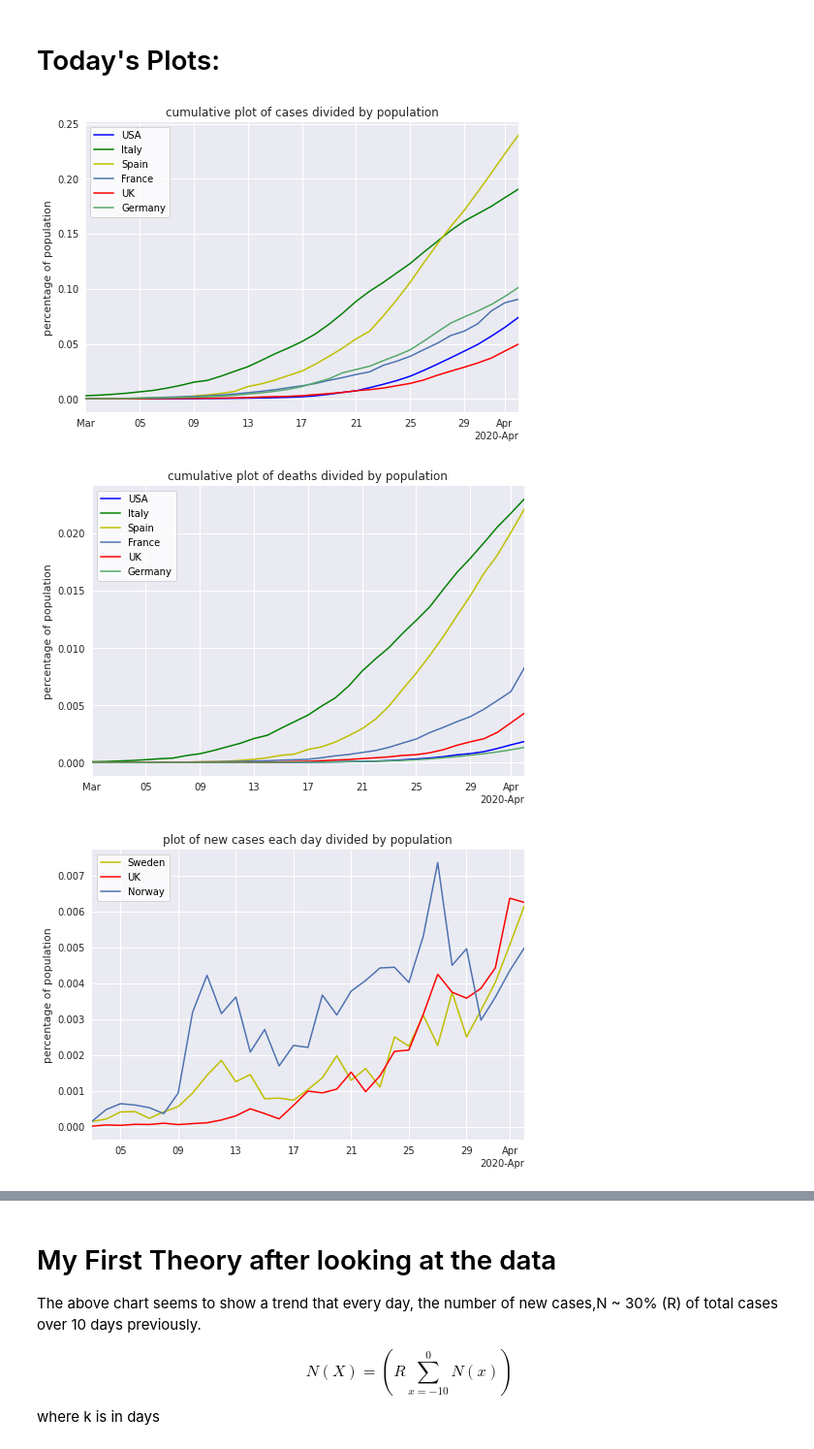
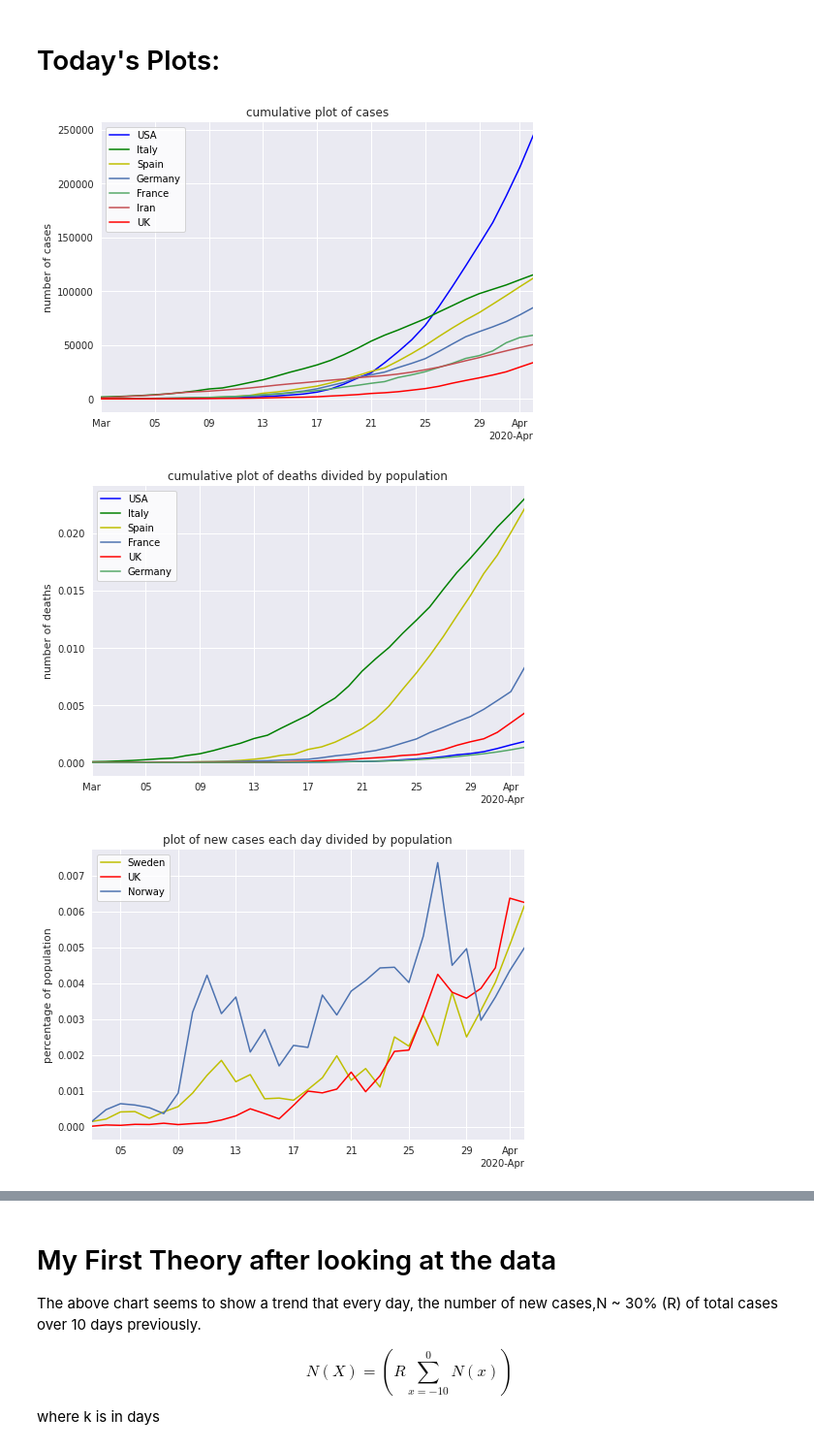
Before and after one commit to jordanesmith/coronavirus_analysis, a Jupyter notebook: data_analyser.ipynb, the cells around one changed output, grey strips where cells are left out. Shown at 97% size. Cells and saved outputs as stored; diff of their text form; code cells hidden in the pictures.

Commit message:
need to check y_labels

```diff
--- a/data_analyser.ipynb
+++ b/data_analyser.ipynb
@@ -307,8 +307,8 @@ def plot(type_of_plot,countries_list,cases_or_deaths,date_min_index=0,date_max_i
     if type_of_plot == 'fatality rate': assert(cases_or_deaths == None), 'Fatality rate requires argument "cases_or_deaths_" = None, but currently inputed as: ' + str(cases_or_deaths)
 
     #  setup stuff
-    with plt.style.context(style_label):
-        fig, ax = plt.subplots(num=style_label)
+    with plt.style.context(style):
+        fig, ax = plt.subplots(num=style)
     locator = mdates.AutoDateLocator()
     formatter = mdates.ConciseDateFormatter(locator)
     ax.xaxis.set_major_locator(locator)
@@ -325,9 +325,11 @@ def plot(type_of_plot,countries_list,cases_or_deaths,date_min_index=0,date_max_i
 
     if type_of_plot  == 'fatality rate':
         ax.title.set_text(str(type_of_plot))
-        ax.set_ylabel('percentage')
+        ax.set_ylabel('percentage deaths/cases')
     elif type_of_plot == 'new':
         ax.title.set_text('plot of new ' + str(cases_or_deaths) + ' each day' + end_title)
+        if divide_by_population == True:
+            ax.set_ylabel('percentage cases/population')
     elif timeshift is not None:
         ax.title.set_text(str(type_of_plot) + ' plot of ' + str(cases_or_deaths) + end_title)
     elif type_of_plot == 'exponential':
@@ -335,6 +337,8 @@ def plot(type_of_plot,countries_list,cases_or_deaths,date_min_index=0,date_max_i
         ax.title.set_text(str(type_of_plot) + ' plot of ' + str(cases_or_deaths))
     else:
         ax.title.set_text(str(type_of_plot) + ' plot of ' + str(cases_or_deaths) + end_title)
+        ax.set_ylabel('number of '+str(cases_or_deaths))
+
 
 
     #  define dates and yvals for each case
@@ -445,12 +449,13 @@ def plot(type_of_plot,countries_list,cases_or_deaths,date_min_index=0,date_max_i
 # %% [markdown]
 # Today's Plots:
 # %%
-plot('cumulative',['United States','Italy','Spain','France','United Kingdom','Germany'],'cases',divideBy_population=True,date_min_index=48)
+plot('cumulative',['United States','Italy','Spain','Germany','France','Iran','United Kingdom'],'cases',divideBy_population=False,date_min_index=48)
 plot('cumulative',['United States','Italy','Spain','France','United Kingdom','Germany'],'deaths',divideBy_population=True,date_min_index=15)
 # plot('cumulative',['France','United Kingdom'],'cases',date_min_index=25,timeshift=7)
 plot('new',['Sweden','United Kingdom','Norway'],'cases',divideBy_population=True,date_min_index=50)
 plot('fatality rate',['Italy','Spain','France','Germany','United Kingdom'],cases_or_deaths=None,date_min_index=15)
+plot('exponential',['Italy','Spain','France','Germany','United Kingdom'],cases_or_deaths='deaths',date_min_index=15)
 # %% [output]
-[figure, old version]
+[figure, new version]
-[figure, old version]
+[figure, new version]
 [figure]
```
Also changed, not shown: parts of 2 cells of this notebook.
